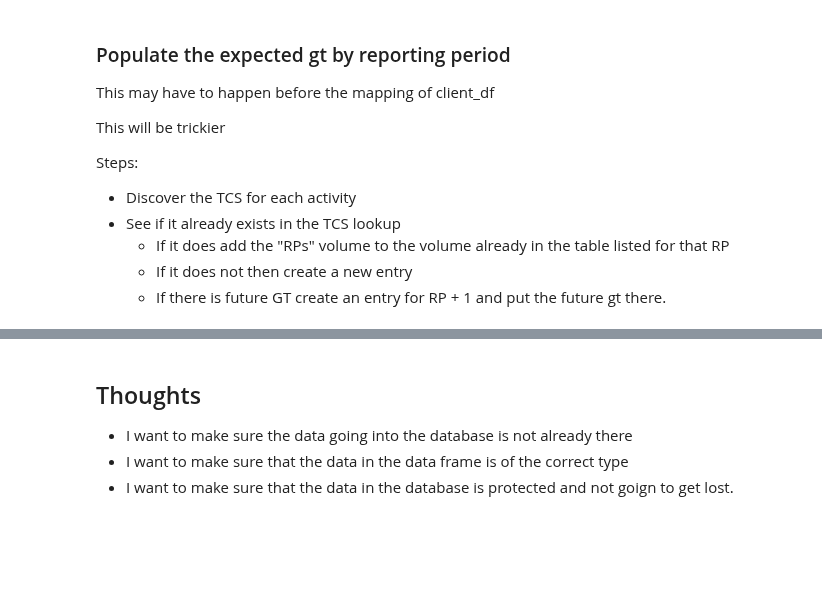
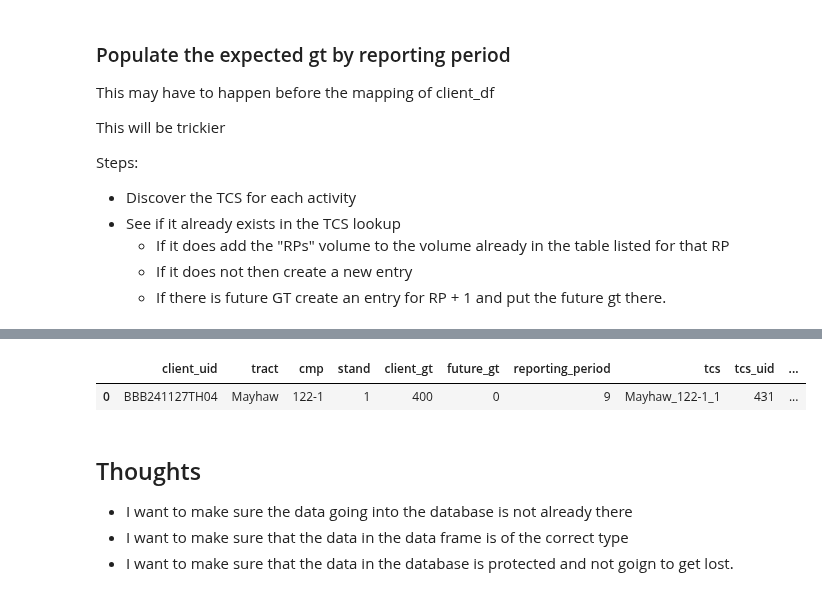
Before and after one commit to BilyBrown/sqlite3-tutorial, a Jupyter notebook: gis_intake_v0.ipynb, the cells around one changed output, grey strips where cells are left out. Cells and saved outputs as stored; diff of their text form; code cells hidden in the pictures; blank space fills up the shorter version.

```diff
--- a/gis_intake_v0.ipynb
+++ b/gis_intake_v0.ipynb
@@ -198,3 +222,8 @@ tcs_table = pd.read_sql('Select * FROM "tcs"', conn)
+# %%
+pd.merge(expected_df, tcs_table, how='left', on='tcs')
+# %% [output]
+|  | client_uid | tract | cmp | stand | client_gt | future_gt | reporting_period | tcs | tcs_uid | ... |
+| 0 | BBB241127TH04 | Mayhaw | 122-1 | 1 | 400 | 0 | 9 | Mayhaw_122-1_1 | 431 | ... |
 # %% [markdown]
 ## Thoughts
 
```
Also changed, not shown: parts of 9 cells of this notebook.
